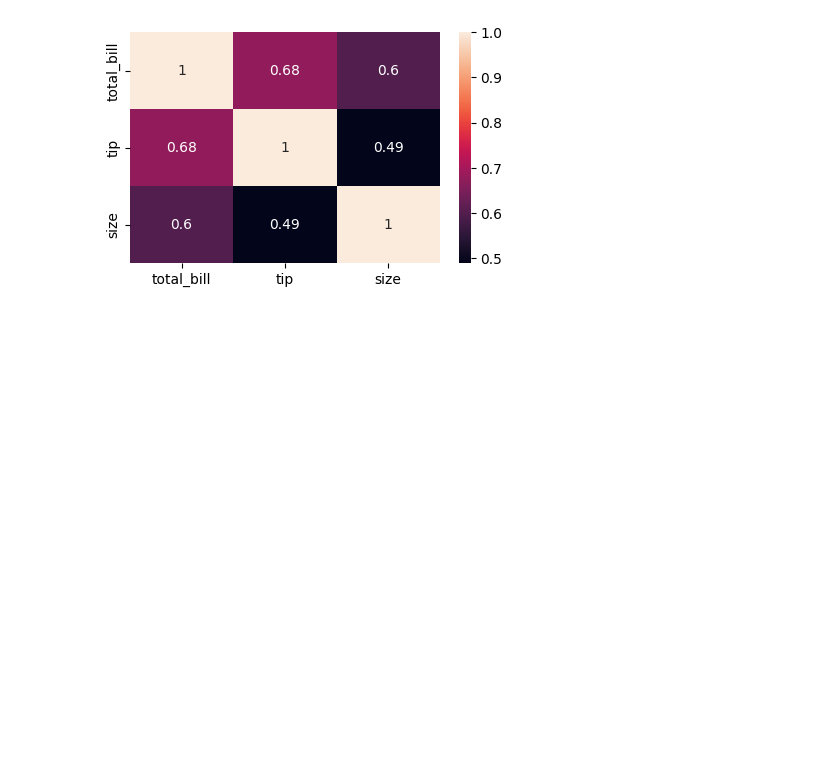
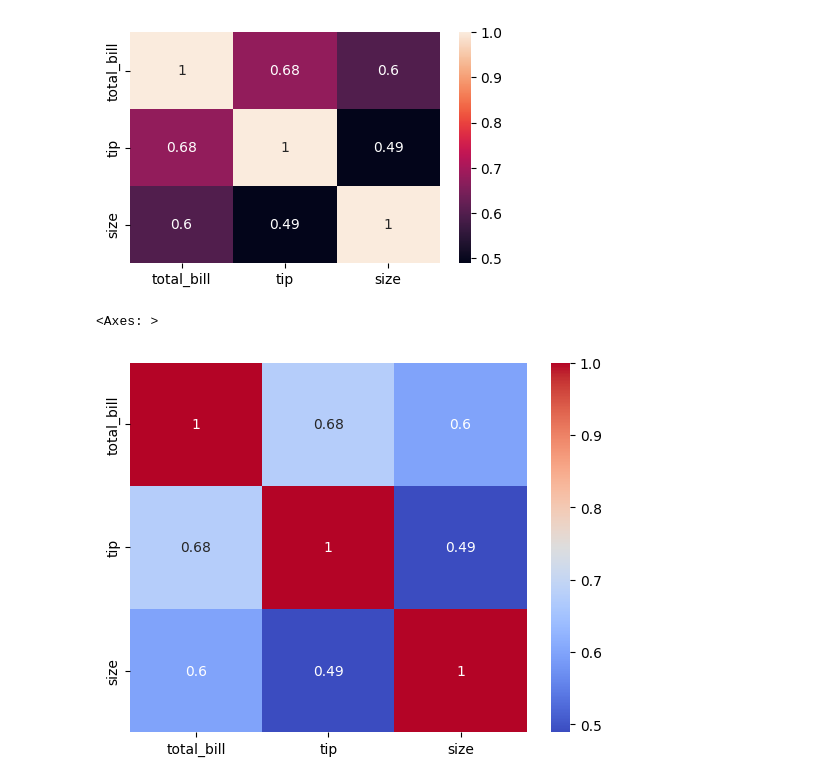
Before and after one commit to raj1807600-ux/ML-class-1, a Jupyter notebook: ml_class3.ipynb, the cells around one changed output. Drawn from its saved outputs; the diff is of its cells as text; code cells hidden in the pictures; blank space fills up the shorter version.

```diff
--- a/ml_class3.ipynb
+++ b/ml_class3.ipynb
@@ -78,4 +78,7 @@ sns.heatmap(df1.corr(),annot=True)
 <Axes: >
 [figure]
 # %%
-sns.heatmap(df1.corr(),annot=True)
+sns.heatmap(df1.corr(),annot=True, cmap='coolwarm')
+# %% [output]
+<Axes: >
+[figure, added]
```
